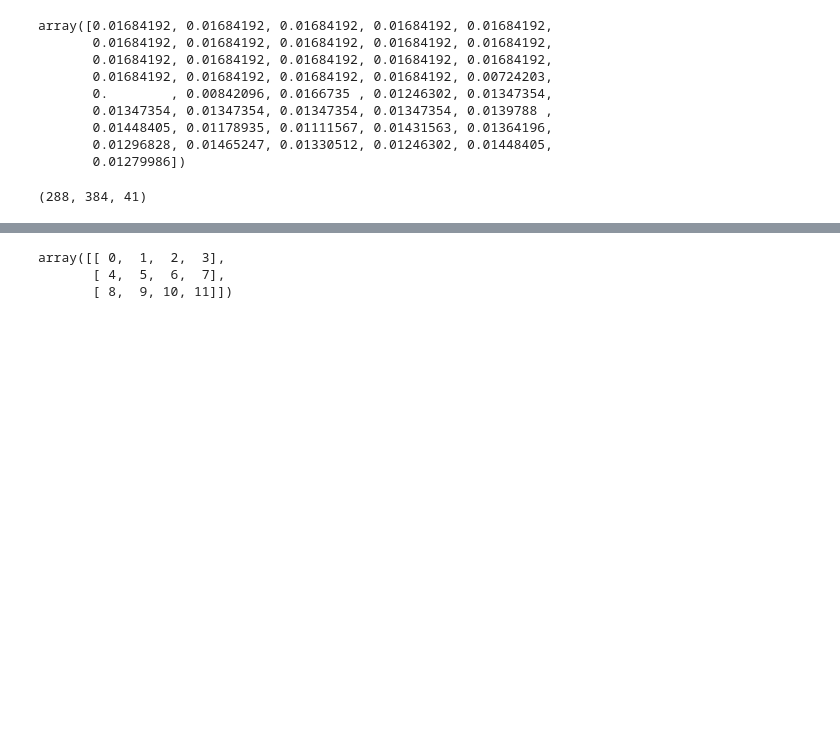
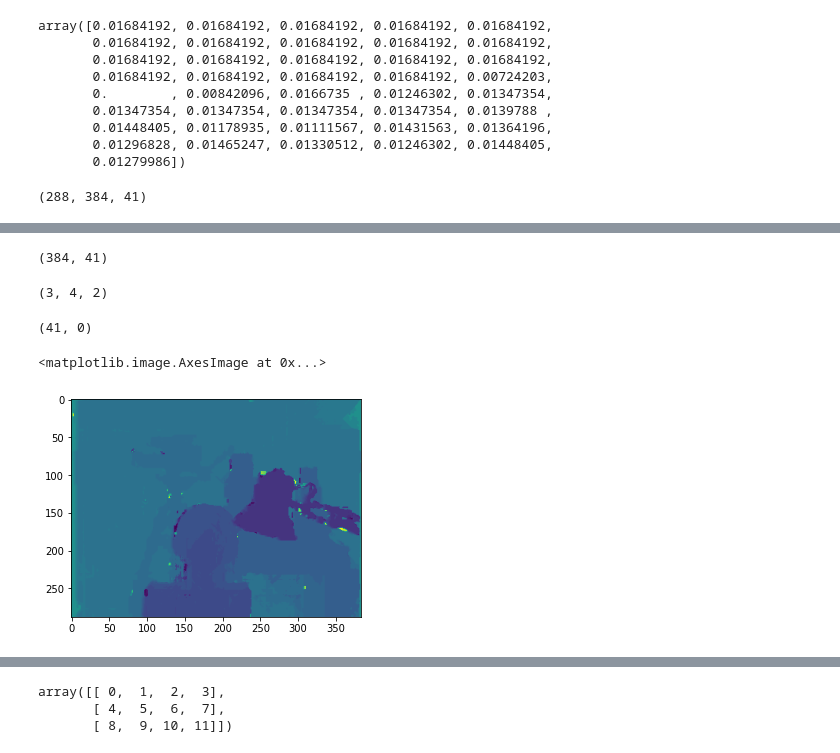
Before and after one commit to Dannynis/cv_ex2, a Jupyter notebook: Untitled.ipynb, the cells around one changed output, grey strips where cells are left out. Saved outputs shown, nothing was run; the diff lists cells and outputs as text; code cells hidden in the pictures; blank space fills up the shorter version.

```diff
--- a/Untitled.ipynb
+++ b/Untitled.ipynb
@@ -420,13 +420,14 @@ b_indexs
 ssdd.shape
 # %% [output]
 (288, 384, 41)
+# %%
+def flipper(x):
+    return [np.fliplr(x) for x in x]
 # %%
-def direction_slice(ssdd,direction):
-
-    d1 =  [ssdd[i] for i in range(ssdd.shape[0])]
+def directions_slices(ssdd):
+    d1 =  [ssdd[i].T for i in range(ssdd.shape[0])]
     d2 = diagonolize(ssdd)
-    d3 = [ssdd[:,i] for i in range(ssdd.shape[1])]
+    d3 = [ssdd[:,i].T for i in range(ssdd.shape[1])]
     d4 = diagonolize(np.fliplr(ssdd))
-    d5 = [np.flip(d) for d in d1]
-    d6 = [np.flip(d) for d in d2]
-    d7 = [np.flip(d) for d in d3]
+    d5,d6,d7,d8 = map(flipper,[d1,d2,d3,d4])
+    return [d1,d2,d3,d4,d5,d6,d7,d8]
@@ -436,0 +461,34 @@ def direction_slice(ssdd,direction):
+# %%
+s_slice.shape
+# %% [output]
+(384, 41)
+# %%
+s.shape
+# %% [output]
+(3, 4, 2)
+# %%
+c_slice.shape
+# %% [output]
+(41, 0)
+# %%
+graded_direction = []
+for direction_slices in directions_slices(ssdd):
+    graded_slices = []
+    for c_slice in direction_slices:
+        if c_slice.shape[1]>0:
+            graded_slices.append(dp_grade_slice(c_slice,p1,p2))
+    graded_direction.append(graded_slices)
+# %%
+d1_l = np.stack(list(map(np.transpose,graded_direction[0])))
+d2_l = undiagonlize(ssdd.shape,graded_direction[1])
+d3_l = np.stack(list(map(np.transpose,graded_direction[2]))).transpose(1,0,2)
+d4_l = np.fliplr(undiagonlize(ssdd.shape,graded_direction[3]))
+d5_l = np.fliplr(list(map(np.transpose,graded_direction[4])))
+d6_l = undiagonlize(ssdd.shape,flipper(graded_direction[5]))
+d7_l = np.stack(list(map(np.transpose,flipper(graded_direction[6])))).transpose(1,0,2)
+d8_l = np.fliplr(undiagonlize(ssdd.shape,flipper(graded_direction[7])))
+# %%
+plt.imshow(np.mean([d1_l,d2_l,d3_l,d4_l,d5_l,d6_l,d7_l,d8_l],axis=0).argmin(axis=-1))
+# %% [output]
+<matplotlib.image.AxesImage at 0x...>
+[figure, added]
```
Also changed, not shown: parts of 8 cells of this notebook, 2 other files.
